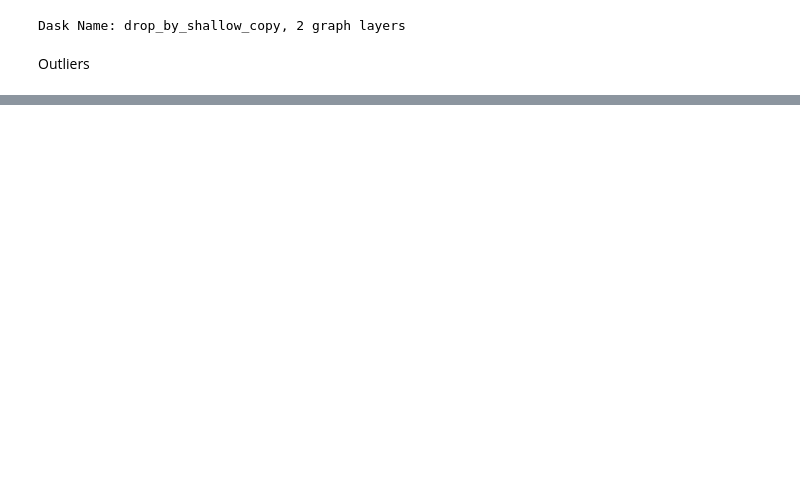
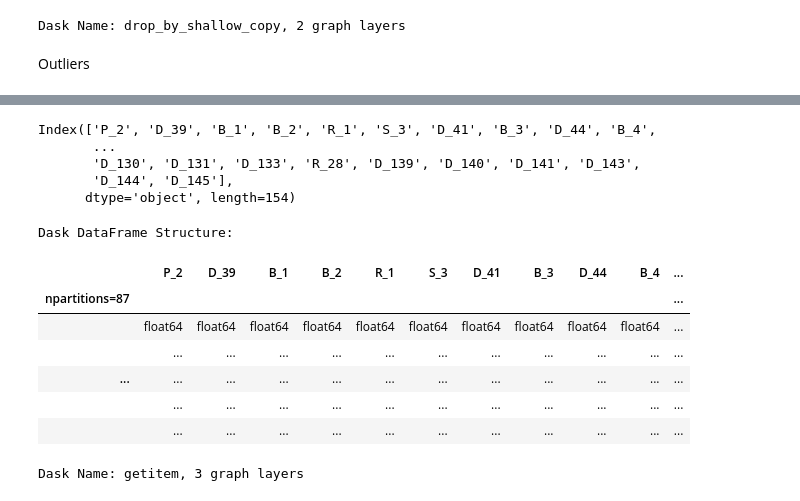
Before and after one commit to new-superuser-alt9193/IA_Avanzada, a Jupyter notebook: etl/transform/transform.ipynb, the cells around one changed output, grey strips where cells are left out. Saved outputs shown, nothing was run; the diff lists cells and outputs as text; code cells hidden in the pictures; blank space fills up the shorter version.

```diff
--- a/etl/transform/transform.ipynb
+++ b/etl/transform/transform.ipynb
@@ -147,4 +393,24 @@ Note: you may need to restart the kernel to use updated packages.
 from statsmodels.stats.outliers_influence import variance_inflation_factor
 # %%
 variablesIdepedientes = trainSmallSet.columns[:-1]
+variablesIdepedientes
+# %% [output]
+Index(['P_2', 'D_39', 'B_1', 'B_2', 'R_1', 'S_3', 'D_41', 'B_3', 'D_44', 'B_4',
+       ...
+       'D_130', 'D_131', 'D_133', 'R_28', 'D_139', 'D_140', 'D_141', 'D_143',
+       'D_144', 'D_145'],
+      dtype='object', length=154)
+# %%
+vifSet =  trainSmallSet[variablesIdepedientes]
+vifSet
+# %% [output]
+Dask DataFrame Structure:
+|  | P_2 | D_39 | B_1 | B_2 | R_1 | S_3 | D_41 | B_3 | D_44 | B_4 | ... |
+| npartitions=87 |  |  |  |  |  |  |  |  |  |  | ... |
+|  | float64 | float64 | float64 | float64 | float64 | float64 | float64 | float64 | float64 | float64 | ... |
+|  | ... | ... | ... | ... | ... | ... | ... | ... | ... | ... | ... |
+| ... | ... | ... | ... | ... | ... | ... | ... | ... | ... | ... | ... |
+|  | ... | ... | ... | ... | ... | ... | ... | ... | ... | ... | ... |
+|  | ... | ... | ... | ... | ... | ... | ... | ... | ... | ... | ... |
+Dask Name: getitem, 3 graph layers
 # %%
```
Also changed, not shown: parts of 53 cells of this notebook.
